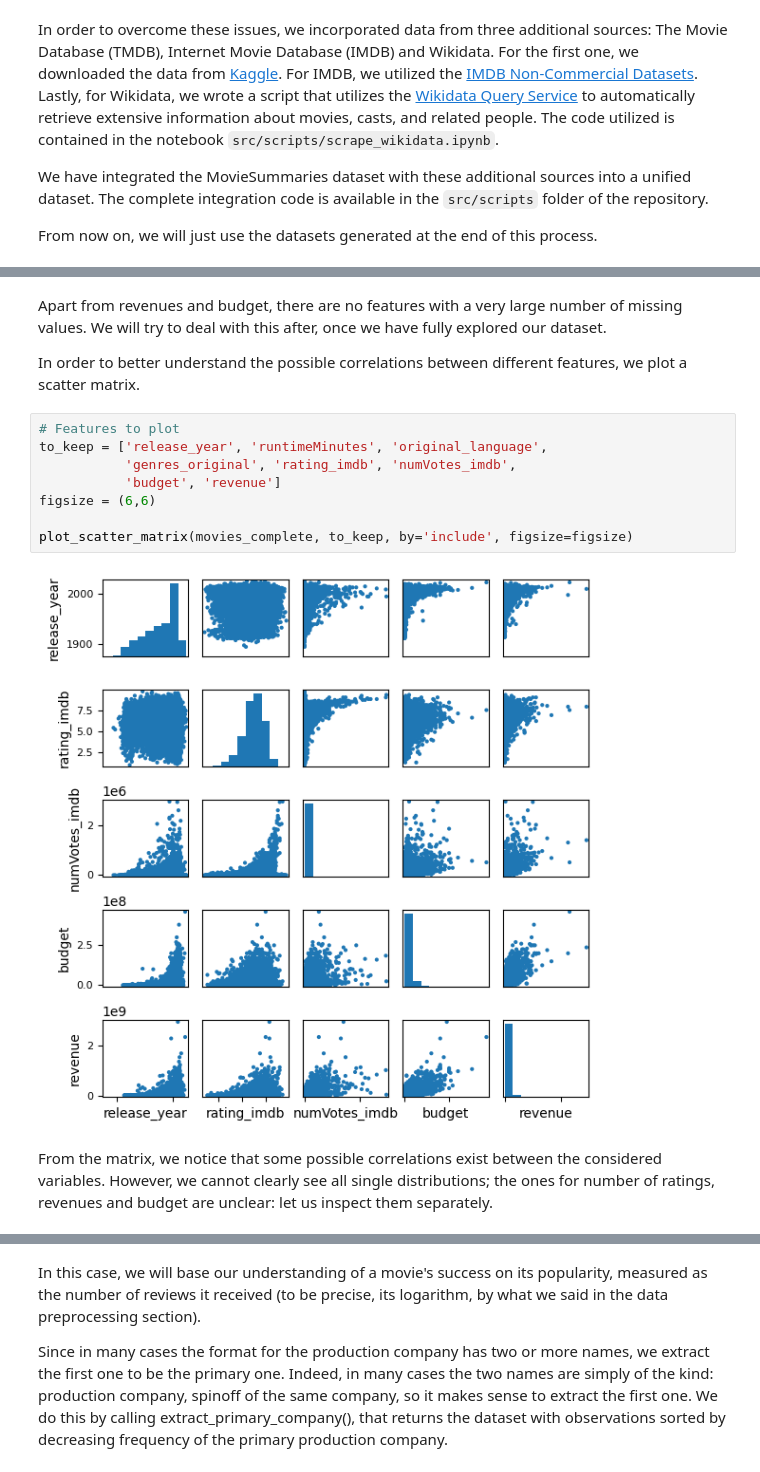
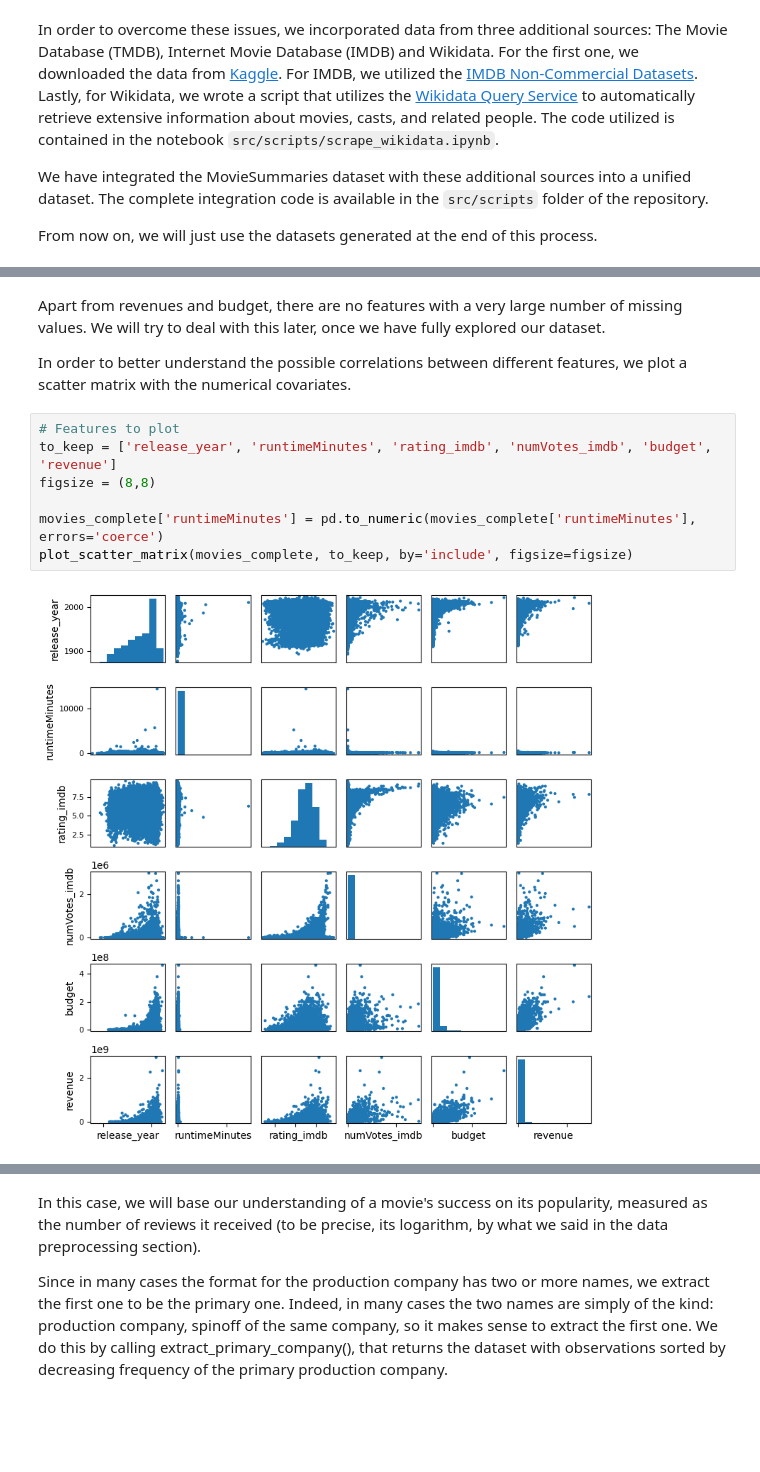
Before and after one commit to epfl-ada/ada-2024-project-theblockbusters, a Jupyter notebook: results.ipynb, the cells around one changed output, grey strips where cells are left out. Cells and saved outputs as stored; diff of their text form; blank space fills up the shorter version.

```diff
--- a/results.ipynb
+++ b/results.ipynb
@@ -152,16 +182,13 @@ Ratio of missing keywords_tmdb: 0.52
 # %% [markdown]
-Apart from revenues and budget, there are no features with a very large number of missing values. We will try to deal with this after, once we have fully explored our dataset.
+Apart from revenues and budget, there are no features with a very large number of missing values. We will try to deal with this later, once we have fully explored our dataset.
 
-In order to better understand the possible correlations between different features, we plot a scatter matrix.
+In order to better understand the possible correlations between different features, we plot a scatter matrix with the numerical covariates.
 # %%
 # Features to plot
-to_keep = ['release_year', 'runtimeMinutes', 'original_language',
-           'genres_original', 'rating_imdb', 'numVotes_imdb',
-           'budget', 'revenue']
-figsize = (6,6)
+to_keep = ['release_year', 'runtimeMinutes', 'rating_imdb', 'numVotes_imdb', 'budget', 'revenue']
+figsize = (8,8)
 
+movies_complete['runtimeMinutes'] = pd.to_numeric(movies_complete['runtimeMinutes'], errors='coerce')
 plot_scatter_matrix(movies_complete, to_keep, by='include', figsize=figsize)
 # %% [output]
-[figure, old version]
+[figure, new version]
-# %% [markdown]
-From the matrix, we notice that some possible correlations exist between the considered variables. However, we cannot clearly see all single distributions; the ones for number of ratings, revenues and budget are unclear: let us inspect them separately.
```
Also changed, not shown: parts of 167 cells of this notebook, 11 other files.
